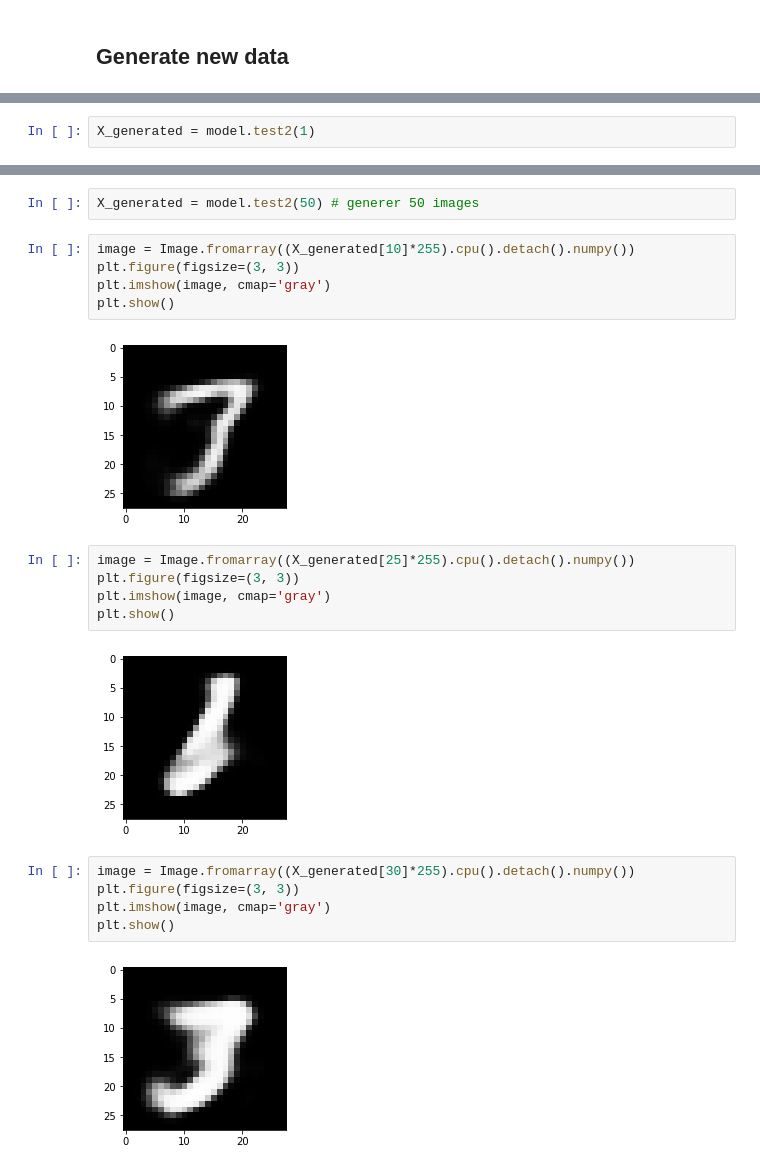
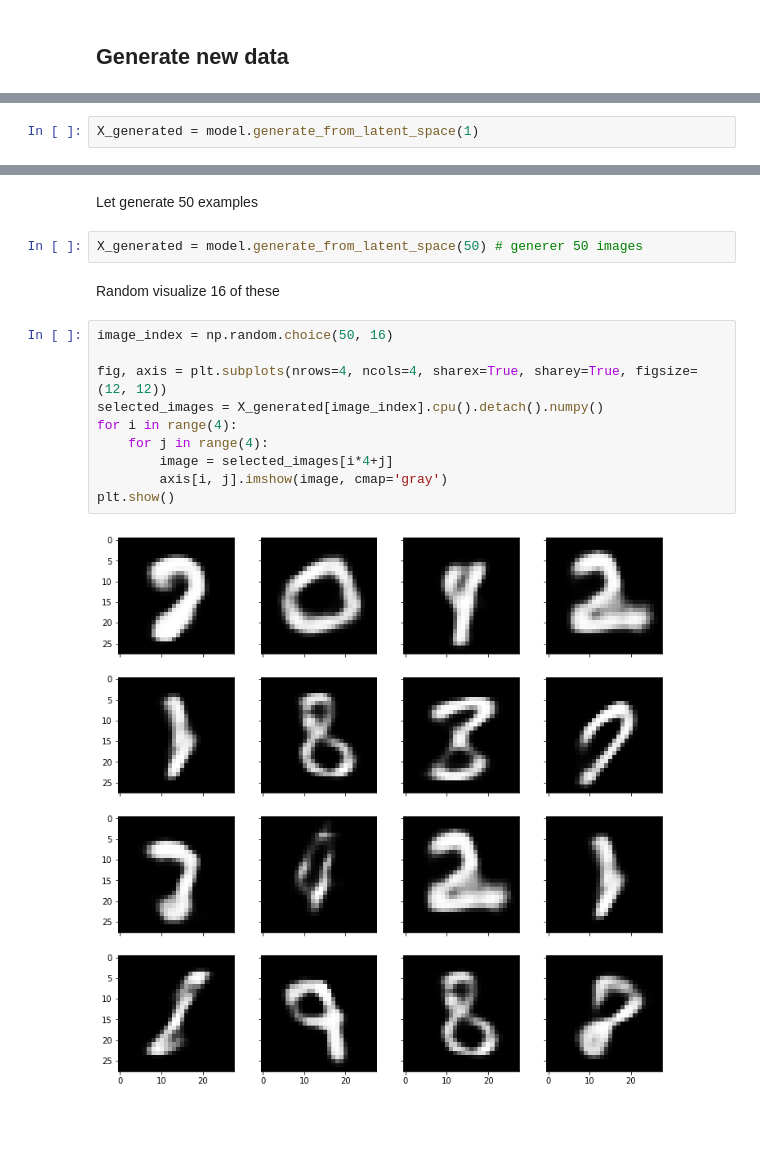
Before and after one commit to ENSP-AI-Mentoring/machine-learning-algorithms, a Jupyter notebook: algorithms_examples/01- VAE.ipynb, the cells around one changed output, grey strips where cells are left out. Saved outputs shown, nothing was run; the diff lists cells and outputs as text; blank space fills up the shorter version.

```diff
--- a/algorithms_examples/01- VAE.ipynb
+++ b/algorithms_examples/01- VAE.ipynb
@@ -146,3 +156,3 @@ np.savetxt('./dataset/loss.csv', hist_loss, delimiter=',')
 # %%
-X_generated = model.test2(1)
+X_generated = model.generate_from_latent_space(1)
 # %%
@@ -159,23 +173,18 @@ plt.show()
+# %% [markdown]
+Let generate 50 examples
 # %%
-X_generated = model.test2(50) # generer 50 images
+X_generated = model.generate_from_latent_space(50) # generer 50 images
+# %% [markdown]
+Random visualize 16 of these
 # %%
-image = Image.fromarray((X_generated[10]*255).cpu().detach().numpy())
-plt.figure(figsize=(3, 3))
-plt.imshow(image, cmap='gray')
+image_index = np.random.choice(50, 16)
+
+fig, axis = plt.subplots(nrows=4, ncols=4, sharex=True, sharey=True, figsize=(12, 12))
+selected_images = X_generated[image_index].cpu().detach().numpy()
+for i in range(4):
+    for j in range(4):
+        image = selected_images[i*4+j]
+        axis[i, j].imshow(image, cmap='gray')
 plt.show()
 # %% [output]
-[figure, old version]
+[figure, new version]
-# %%
-image = Image.fromarray((X_generated[25]*255).cpu().detach().numpy())
-plt.figure(figsize=(3, 3))
-plt.imshow(image, cmap='gray')
-plt.show()
-# %% [output]
-[figure, removed]
-# %%
-image = Image.fromarray((X_generated[30]*255).cpu().detach().numpy())
-plt.figure(figsize=(3, 3))
-plt.imshow(image, cmap='gray')
-plt.show()
-# %% [output]
-[figure, removed]
```
Also changed, not shown: parts of 24 cells of this notebook, 1 other file.
